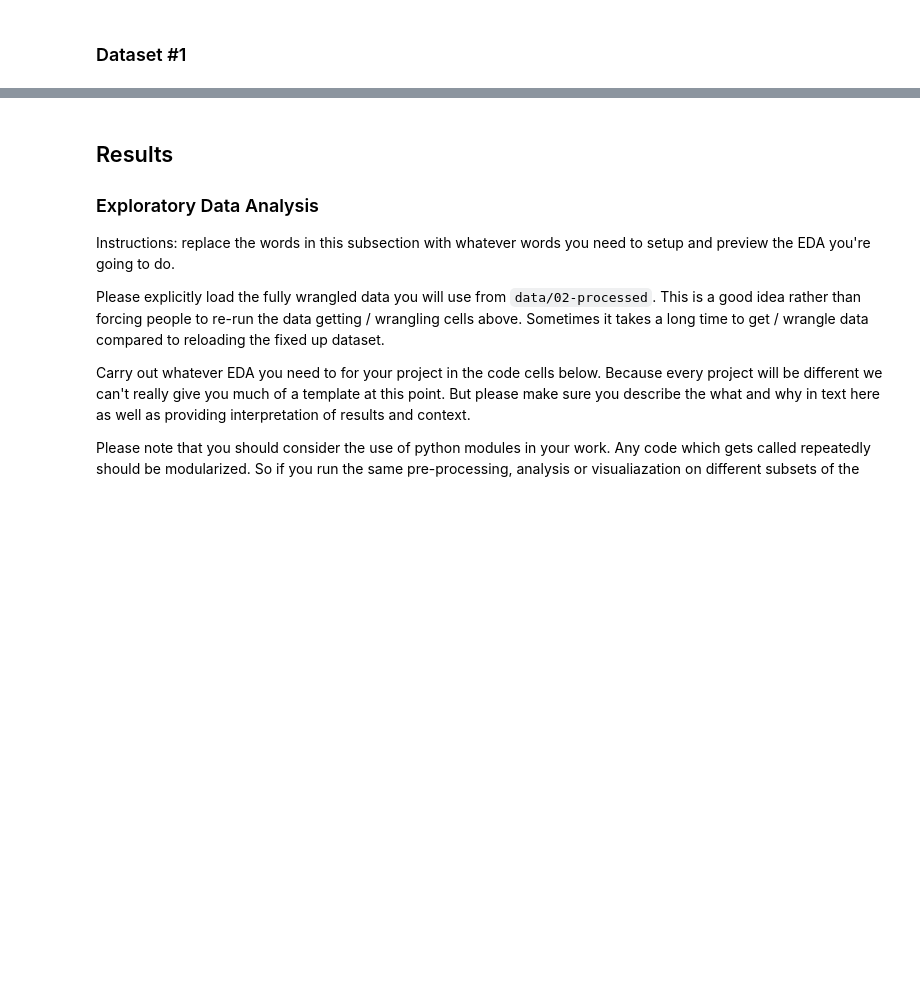
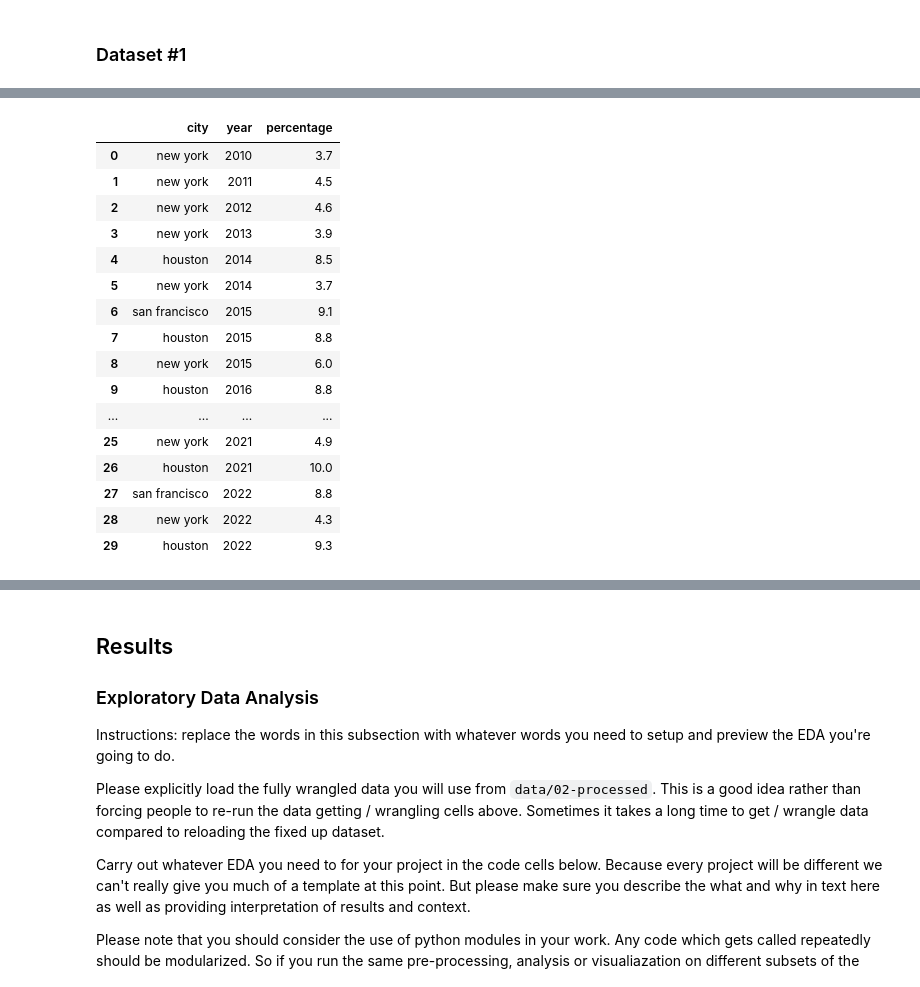
Before and after one commit to COGS108/Group026_WI26, a Jupyter notebook: 02-EDACheckpoint.ipynb, the cells around one changed output, grey strips where cells are left out. Cells and saved outputs as stored; diff of their text form; code cells hidden in the pictures; blank space fills up the shorter version.

```diff
--- a/02-EDACheckpoint.ipynb
+++ b/02-EDACheckpoint.ipynb
@@ -105,0 +229,26 @@ import matplotlib.pyplot as plt
+# %%
+asthma_df = pd.concat([sf_df, new_df, ht_df], ignore_index=True)
+
+# Sort by year for sanity
+asthma_df = asthma_df.sort_values('year')
+asthma_df = asthma_df.reset_index(drop=False)
+asthma_df = asthma_df.drop('index', axis=1)
+asthma_df
+# %% [output]
+|  | city | year | percentage |
+| 0 | new york | 2010 | 3.7 |
+| 1 | new york | 2011 | 4.5 |
+| 2 | new york | 2012 | 4.6 |
+| 3 | new york | 2013 | 3.9 |
+| 4 | houston | 2014 | 8.5 |
+| 5 | new york | 2014 | 3.7 |
+| 6 | san francisco | 2015 | 9.1 |
+| 7 | houston | 2015 | 8.8 |
+| 8 | new york | 2015 | 6.0 |
+| 9 | houston | 2016 | 8.8 |
+| ... | ... | ... | ... |
+| 25 | new york | 2021 | 4.9 |
+| 26 | houston | 2021 | 10.0 |
+| 27 | san francisco | 2022 | 8.8 |
+| 28 | new york | 2022 | 4.3 |
+| 29 | houston | 2022 | 9.3 |
```
Also changed, not shown: parts of 14 cells of this notebook.
